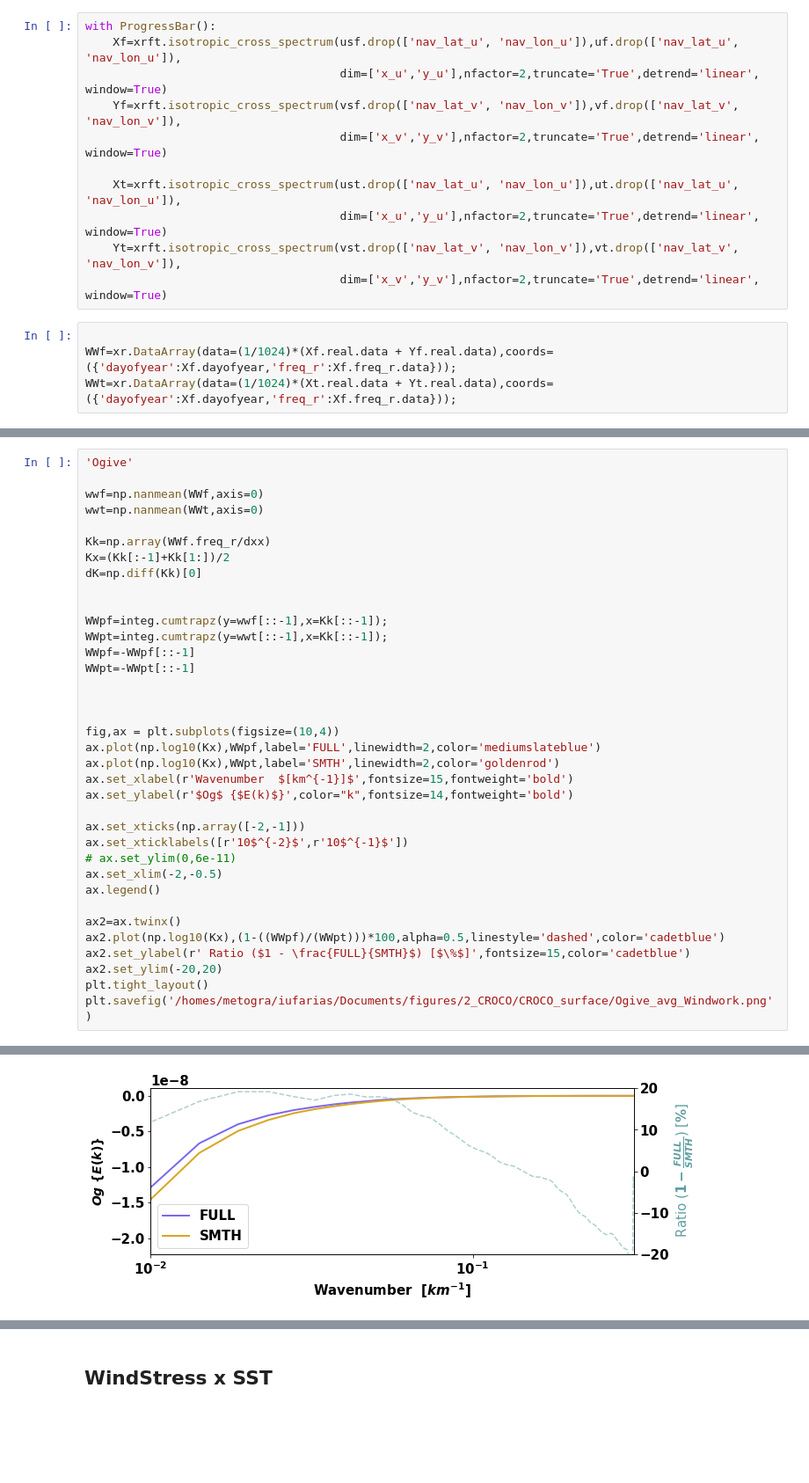
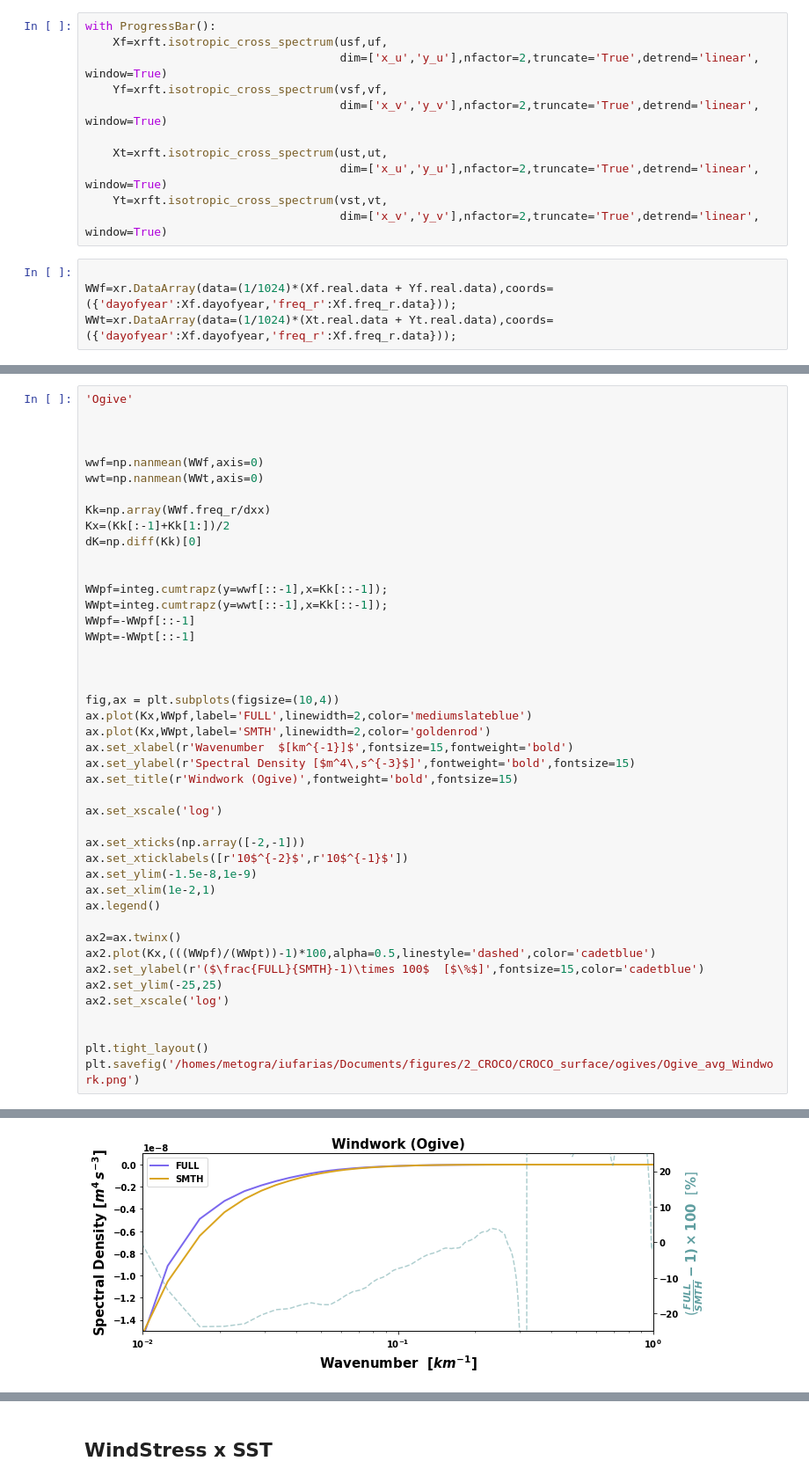
Before and after one commit to igoruchoa/FeedbackSubmeso, a Jupyter notebook: 2_CROCO/surface_CROCO.ipynb, the cells around one changed output, grey strips where cells are left out. Shown at 88% size. Cells and saved outputs as stored; diff of their text form; blank space fills up the shorter version.

```diff
--- a/2_CROCO/surface_CROCO.ipynb
+++ b/2_CROCO/surface_CROCO.ipynb
@@ -551,13 +567,13 @@ No implementation of function Function(<built-in function setitem>) found for si
 # %%
 with ProgressBar():
-    Xf=xrft.isotropic_cross_spectrum(usf.drop(['nav_lat_u', 'nav_lon_u']),uf.drop(['nav_lat_u', 'nav_lon_u']),
+    Xf=xrft.isotropic_cross_spectrum(usf,uf,
                                      dim=['x_u','y_u'],nfactor=2,truncate='True',detrend='linear', window=True)
-    Yf=xrft.isotropic_cross_spectrum(vsf.drop(['nav_lat_v', 'nav_lon_v']),vf.drop(['nav_lat_v', 'nav_lon_v']),
+    Yf=xrft.isotropic_cross_spectrum(vsf,vf,
                                      dim=['x_v','y_v'],nfactor=2,truncate='True',detrend='linear', window=True)
 
-    Xt=xrft.isotropic_cross_spectrum(ust.drop(['nav_lat_u', 'nav_lon_u']),ut.drop(['nav_lat_u', 'nav_lon_u']),
+    Xt=xrft.isotropic_cross_spectrum(ust,ut,
                                      dim=['x_u','y_u'],nfactor=2,truncate='True',detrend='linear', window=True)
-    Yt=xrft.isotropic_cross_spectrum(vst.drop(['nav_lat_v', 'nav_lon_v']),vt.drop(['nav_lat_v', 'nav_lon_v']),
+    Yt=xrft.isotropic_cross_spectrum(vst,vt,
                                      dim=['x_v','y_v'],nfactor=2,truncate='True',detrend='linear', window=True)
 # %%
 
@@ -590,5 +614,7 @@ plt.savefig('/homes/metogra/iufarias/Documents/figures/2_CROCO/CROCO_surface/Tot
 # %%
 'Ogive'
+
+
 
 wwf=np.nanmean(WWf,axis=0)
 wwt=np.nanmean(WWt,axis=0)
@@ -606,21 +632,27 @@ WWpt=-WWpt[::-1]
 
 
 fig,ax = plt.subplots(figsize=(10,4))
-ax.plot(np.log10(Kx),WWpf,label='FULL',linewidth=2,color='mediumslateblue')
-ax.plot(np.log10(Kx),WWpt,label='SMTH',linewidth=2,color='goldenrod')
+ax.plot(Kx,WWpf,label='FULL',linewidth=2,color='mediumslateblue')
+ax.plot(Kx,WWpt,label='SMTH',linewidth=2,color='goldenrod')
 ax.set_xlabel(r'Wavenumber  $[km^{-1}]$',fontsize=15,fontweight='bold')
-ax.set_ylabel(r'$Og$ {$E(k)$}',color="k",fontsize=14,fontweight='bold')
+ax.set_ylabel(r'Spectral Density [$m^4\,s^{-3}$]',fontweight='bold',fontsize=15)
+ax.set_title(r'Windwork (Ogive)',fontweight='bold',fontsize=15)
+
+ax.set_xscale('log')
 
 ax.set_xticks(np.array([-2,-1]))
 ax.set_xticklabels([r'10$^{-2}$',r'10$^{-1}$'])
-# ax.set_ylim(0,6e-11)
-ax.set_xlim(-2,-0.5)
+ax.set_ylim(-1.5e-8,1e-9)
+ax.set_xlim(1e-2,1)
 ax.legend()
 
 ax2=ax.twinx()
-ax2.plot(np.log10(Kx),(1-((WWpf)/(WWpt)))*100,alpha=0.5,linestyle='dashed',color='cadetblue')
-ax2.set_ylabel(r' Ratio ($1 - \frac{FULL}{SMTH}$) [$\%$]',fontsize=15,color='cadetblue')
-ax2.set_ylim(-20,20)
+ax2.plot(Kx,(((WWpf)/(WWpt))-1)*100,alpha=0.5,linestyle='dashed',color='cadetblue')
+ax2.set_ylabel(r'($\frac{FULL}{SMTH}-1)\times 100$  [$\%$]',fontsize=15,color='cadetblue')
+ax2.set_ylim(-25,25)
+ax2.set_xscale('log')
+
+
 plt.tight_layout()
-plt.savefig('/homes/metogra/iufarias/Documents/figures/2_CROCO/CROCO_surface/Ogive_avg_Windwork.png')
+plt.savefig('/homes/metogra/iufarias/Documents/figures/2_CROCO/CROCO_surface/ogives/Ogive_avg_Windwork.png')
 # %% [output]
@@ -628,2 +659,2 @@ findfont: Font family ['sans-serif'] not found. Falling back to DejaVu Sans.
-[figure, old version]
+[figure, new version]
 # %%
```
Also changed, not shown: parts of 27 cells of this notebook, 1 other file.
